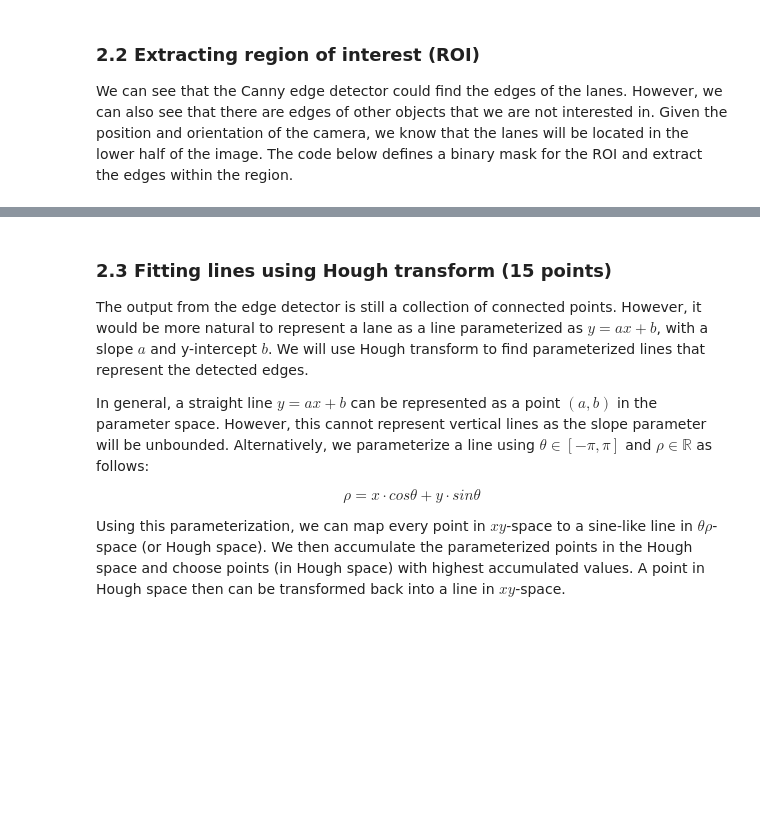
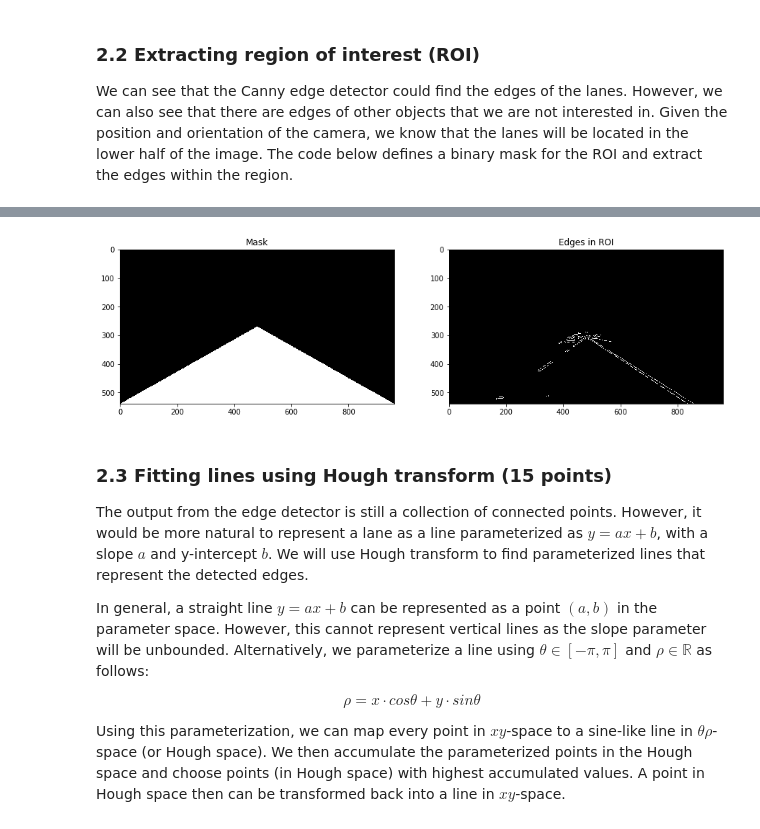
Before and after one commit to MrMorning/solutionOfCS131, a Jupyter notebook: hw2_release/hw2.ipynb, the cells around one changed output, grey strips where cells are left out. Saved outputs shown, nothing was run; the diff lists cells and outputs as text; code cells hidden in the pictures; blank space fills up the shorter version.

```diff
--- a/hw2_release/hw2.ipynb
+++ b/hw2_release/hw2.ipynb
@@ -522,26 +540,26 @@ We can see that the Canny edge detector could find the edges of the lanes. Howev
 # %%
 H, W = img.shape
 
 # Generate mask for ROI (Region of Interest)
 mask = np.zeros((H, W))
 for i in range(H):
     for j in range(W):
         if i > (H / W) * j and i > -(H / W) * j + H:
             mask[i, j] = 1
 
 # Extract edges in ROI
 roi = edges * mask
 
 plt.subplot(1,2,1)
 plt.imshow(mask)
 plt.title('Mask')
-plt.axis('off')
 
 plt.subplot(1,2,2)
 plt.imshow(roi)
 plt.title('Edges in ROI')
-plt.axis('off')
 plt.show()
+# %% [output]
+[figure, added]
 # %% [markdown]
 ### 2.3 Fitting lines using Hough transform (15 points)
 The output from the edge detector is still a collection of connected points. However, it would be more natural to represent a lane as a line parameterized as $y = ax + b$, with a slope $a$ and y-intercept $b$. We will use Hough transform to find parameterized lines that represent the detected edges.
```
Also changed, not shown: parts of 11 cells of this notebook, 5 other files.
